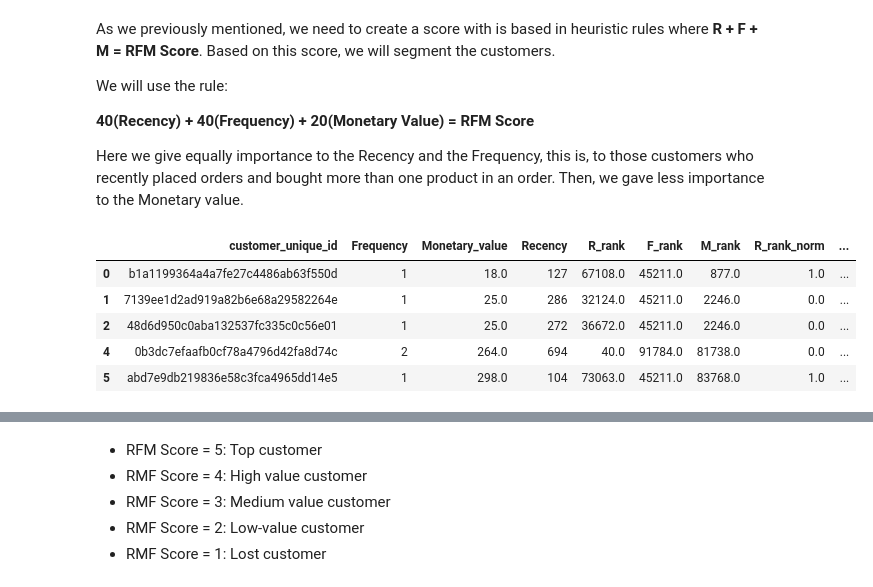
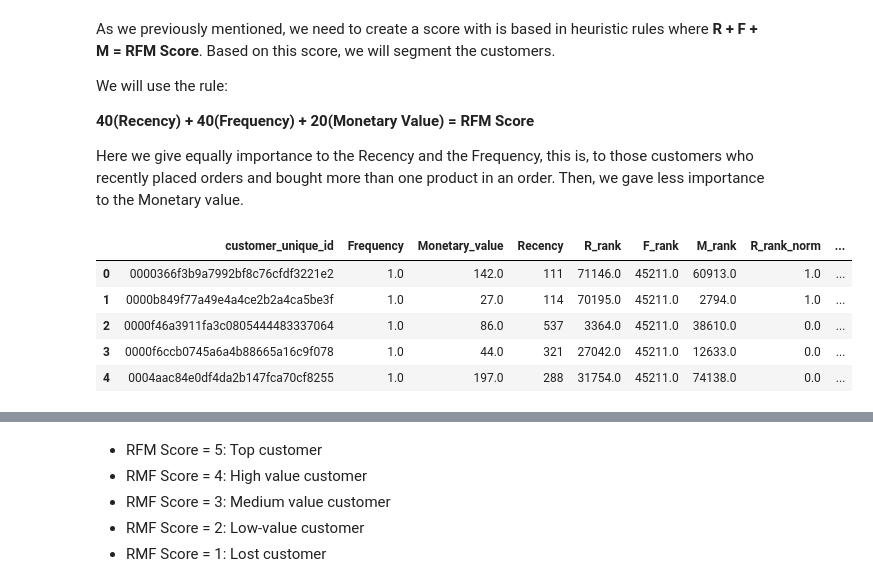
Before and after one commit to MariaDBPerez/clients_segmentation, a Jupyter notebook: project_5.ipynb, the cells around one changed output, grey strips where cells are left out. Saved outputs shown, nothing was run; the diff lists cells and outputs as text; code cells hidden in the pictures.

```diff
--- a/project_5.ipynb
+++ b/project_5.ipynb
@@ -1053,6 +1112,6 @@ rfm_df.head()
 # %%
-rfm_df.rename(columns={'number_of_orders_for_a_customer': 'Frequency',
-                        'payment_value': 'Monetary_value'}, inplace=True)
+rfm_df.rename(columns={'median_number_of_orders_for_a_customer': 'Frequency',
+                        'median_payment_value': 'Monetary_value'}, inplace=True)
 # %%
 rfm_df = rfm_df.drop(columns=['order_id', 'order_purchase_timestamp'])
 rfm_df.head()
@@ -1067,20 +1159,22 @@ rfm_df.head()
 #### Ranking customers based on their Recency, Frequency, and Monetary value
 # %% [markdown]
 We will normalize the rank of the customers to analyze the ranking.
+# %%
+rfm_df_heuristic_method = rfm_df.copy()
 # %%
 # max: highest rank in the group
 # https://pandas.pydata.org/docs/reference/api/pandas.DataFrame.rank.html
 
-rfm_df['R_rank'] = rfm_df['Recency'].rank(ascending=False)
-rfm_df['F_rank'] = rfm_df['Frequency'].rank(ascending=True)
-rfm_df['M_rank'] = rfm_df['Monetary_value'].rank(ascending=True)
+rfm_df_heuristic_method['R_rank'] = rfm_df_heuristic_method['Recency'].rank(ascending=False)
+rfm_df_heuristic_method['F_rank'] = rfm_df_heuristic_method['Frequency'].rank(ascending=True)
+rfm_df_heuristic_method['M_rank'] = rfm_df_heuristic_method['Monetary_value'].rank(ascending=True)
 # %%
 # normalizing the rank of the customers
 
-rfm_df['R_rank_norm'] = (rfm_df['R_rank']/rfm_df['R_rank'].max())
-rfm_df['F_rank_norm'] = (rfm_df['F_rank']/rfm_df['F_rank'].max())
-rfm_df['M_rank_norm'] = (rfm_df['F_rank']/rfm_df['M_rank'].max())
+rfm_df_heuristic_method['R_rank_norm'] = (rfm_df_heuristic_method['R_rank']/rfm_df_heuristic_method['R_rank'].max())
+rfm_df_heuristic_method['F_rank_norm'] = (rfm_df_heuristic_method['F_rank']/rfm_df_heuristic_method['F_rank'].max())
+rfm_df_heuristic_method['M_rank_norm'] = (rfm_df_heuristic_method['F_rank']/rfm_df_heuristic_method['M_rank'].max())
 
-rfm_df.head()
+rfm_df_heuristic_method.head()
 # %% [output]
 |  | customer_unique_id | Frequency | Monetary_value | Recency | R_rank | F_rank | M_rank | R_rank_norm | ... |
@@ -1112,15 +1206,15 @@ We will use the rule:
 
 Here we give equally importance to the Recency and the Frequency, this is, to those customers who recently placed orders and bought more than one product in an order. Then, we gave less importance to the Monetary value.
 # %%
-rfm_df['RFM_Score'] = 40*rfm_df['R_rank_norm'] + 40*rfm_df['F_rank_norm'] + 20*rfm_df['M_rank_norm']
-rfm_df['RFM_Score'] *= 0.05
-rfm_df = rfm_df.round(0)
-rfm_df.head()
+rfm_df_heuristic_method['RFM_Score'] = 40*rfm_df_heuristic_method['R_rank_norm'] + 40*rfm_df_heuristic_method['F_rank_norm'] + 20*rfm_df_heuristic_method['M_rank_norm']
+rfm_df_heuristic_method['RFM_Score'] *= 0.05
+rfm_df_heuristic_method = rfm_df_heuristic_method.round(0)
+rfm_df_heuristic_method.head()
 # %% [output]
 |  | customer_unique_id | Frequency | Monetary_value | Recency | R_rank | F_rank | M_rank | R_rank_norm | ... |
-| 0 | b1a1199364a4a7fe27c4486ab63f550d | 1 | 18.0 | 127 | 67108.0 | 45211.0 | 877.0 | 1.0 | ... |
-| 1 | 7139ee1d2ad919a82b6e68a29582264e | 1 | 25.0 | 286 | 32124.0 | 45211.0 | 2246.0 | 0.0 | ... |
-| 2 | 48d6d950c0aba132537fc335c0c56e01 | 1 | 25.0 | 272 | 36672.0 | 45211.0 | 2246.0 | 0.0 | ... |
-| 4 | 0b3dc7efaafb0cf78a4796d42fa8d74c | 2 | 264.0 | 694 | 40.0 | 91784.0 | 81738.0 | 0.0 | ... |
-| 5 | abd7e9db219836e58c3fca4965dd14e5 | 1 | 298.0 | 104 | 73063.0 | 45211.0 | 83768.0 | 1.0 | ... |
+| 0 | 0000366f3b9a7992bf8c76cfdf3221e2 | 1.0 | 142.0 | 111 | 71146.0 | 45211.0 | 60913.0 | 1.0 | ... |
+| 1 | 0000b849f77a49e4a4ce2b2a4ca5be3f | 1.0 | 27.0 | 114 | 70195.0 | 45211.0 | 2794.0 | 1.0 | ... |
+| 2 | 0000f46a3911fa3c0805444483337064 | 1.0 | 86.0 | 537 | 3364.0 | 45211.0 | 38610.0 | 0.0 | ... |
+| 3 | 0000f6ccb0745a6a4b88665a16c9f078 | 1.0 | 44.0 | 321 | 27042.0 | 45211.0 | 12633.0 | 0.0 | ... |
+| 4 | 0004aac84e0df4da2b147fca70cf8255 | 1.0 | 197.0 | 288 | 31754.0 | 45211.0 | 74138.0 | 0.0 | ... |
 # %%
```
Also changed, not shown: parts of 96 cells of this notebook.
